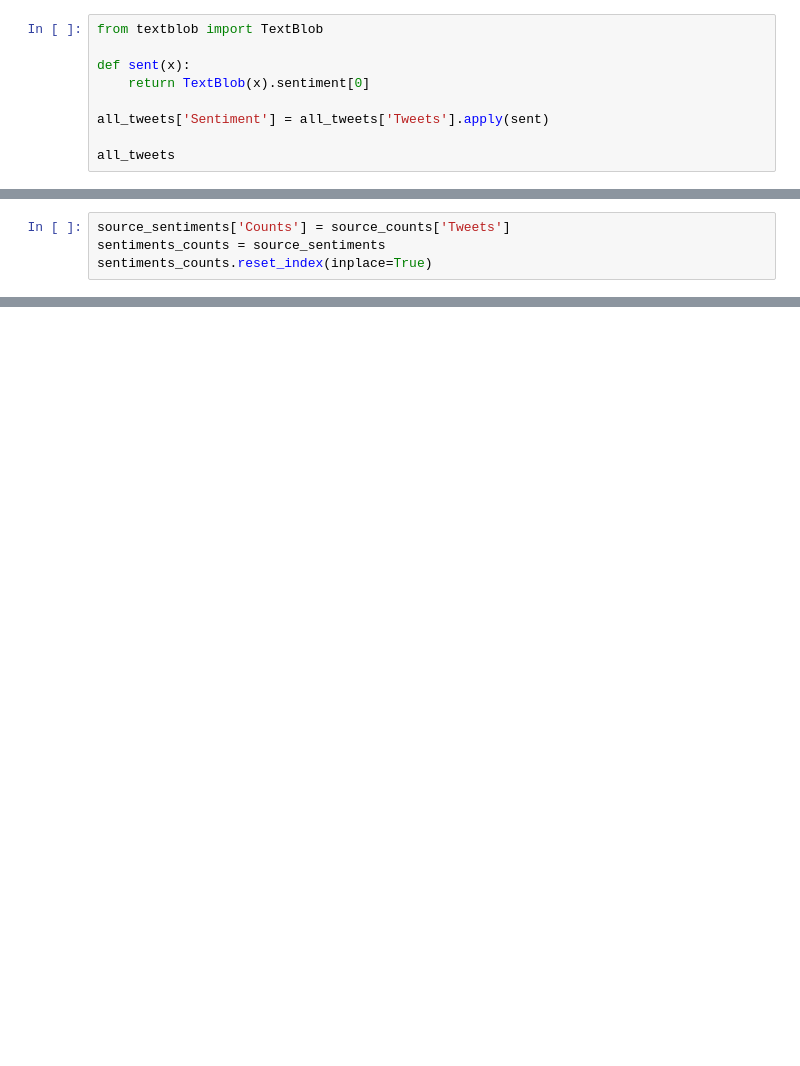
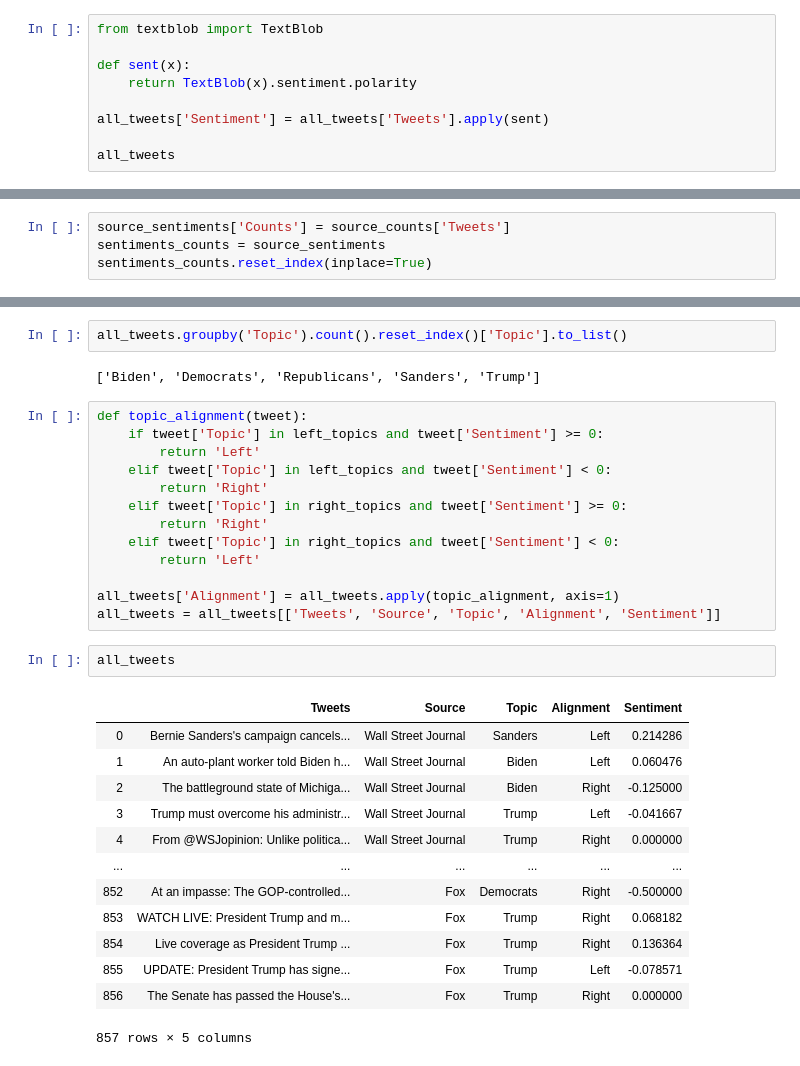
Before and after one commit to abbycossette/Tweet-Data, a Jupyter notebook: dataframes.ipynb, the cells around one changed output, grey strips where cells are left out. Drawn from its saved outputs; the diff is of its cells as text; blank space fills up the shorter version.

```diff
--- a/dataframes.ipynb
+++ b/dataframes.ipynb
@@ -123,7 +123,7 @@ all_tweets
 from textblob import TextBlob
 
 def sent(x):
-    return TextBlob(x).sentiment[0]
+    return TextBlob(x).sentiment.polarity
 
 all_tweets['Sentiment'] = all_tweets['Tweets'].apply(sent)
 
@@ -252,3 +248,36 @@ for line in range(0,sentiments_counts.shape[0]):
 graph.show()
 # %% [output]
 [interactive output not drawn]
+# %%
+all_tweets.groupby('Topic').count().reset_index()['Topic'].to_list()
+# %% [output]
+['Biden', 'Democrats', 'Republicans', 'Sanders', 'Trump']
+# %%
+def topic_alignment(tweet):
+    if tweet['Topic'] in left_topics and tweet['Sentiment'] >= 0:
+        return 'Left'
+    elif tweet['Topic'] in left_topics and tweet['Sentiment'] < 0:
+        return 'Right'
+    elif tweet['Topic'] in right_topics and tweet['Sentiment'] >= 0:
+        return 'Right'
+    elif tweet['Topic'] in right_topics and tweet['Sentiment'] < 0:
+        return 'Left'
+
+all_tweets['Alignment'] = all_tweets.apply(topic_alignment, axis=1)
+all_tweets = all_tweets[['Tweets', 'Source', 'Topic', 'Alignment', 'Sentiment']]
+# %%
+all_tweets
+# %% [output]
+|  | Tweets | Source | Topic | Alignment | Sentiment |
+| 0 | Bernie Sanders's campaign cancels... | Wall Street Journal | Sanders | Left | 0.214286 |
+| 1 | An auto-plant worker told Biden h... | Wall Street Journal | Biden | Left | 0.060476 |
+| 2 | The battleground state of Michiga... | Wall Street Journal | Biden | Right | -0.125000 |
+| 3 | Trump must overcome his administr... | Wall Street Journal | Trump | Left | -0.041667 |
+| 4 | From @WSJopinion: Unlike politica... | Wall Street Journal | Trump | Right | 0.000000 |
+| ... | ... | ... | ... | ... | ... |
+| 852 | At an impasse: The GOP-controlled... | Fox | Democrats | Right | -0.500000 |
+| 853 | WATCH LIVE: President Trump and m... | Fox | Trump | Right | 0.068182 |
+| 854 | Live coverage as President Trump ... | Fox | Trump | Right | 0.136364 |
+| 855 | UPDATE: President Trump has signe... | Fox | Trump | Left | -0.078571 |
+| 856 | The Senate has passed the House's... | Fox | Trump | Right | 0.000000 |
+857 rows × 5 columns
```
Also changed, not shown: parts of 17 cells of this notebook.
